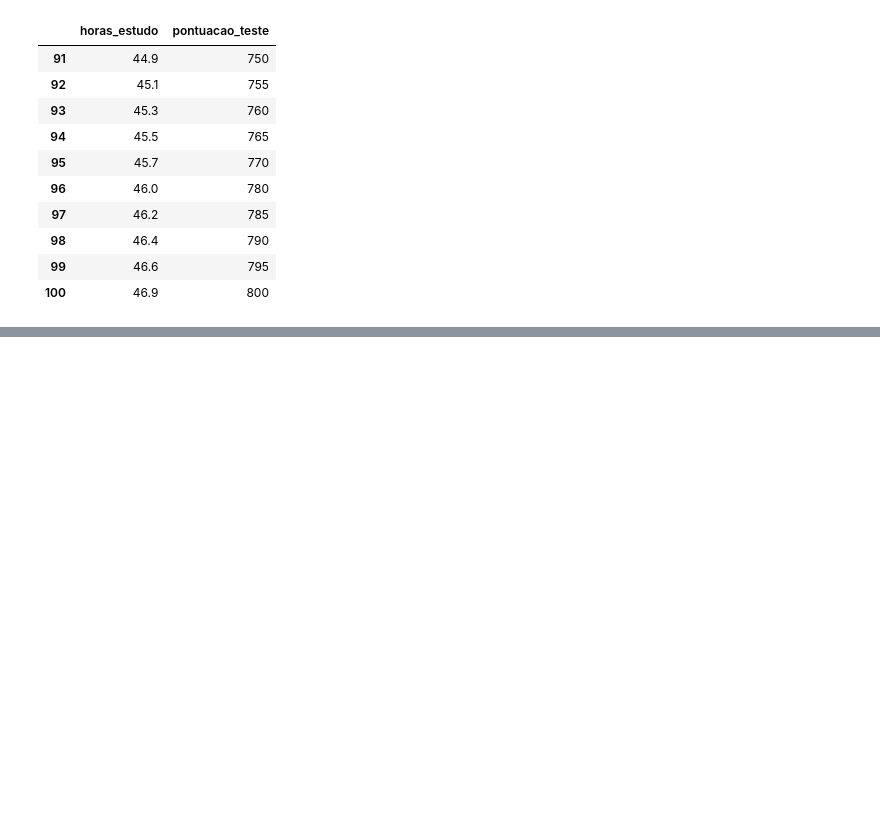
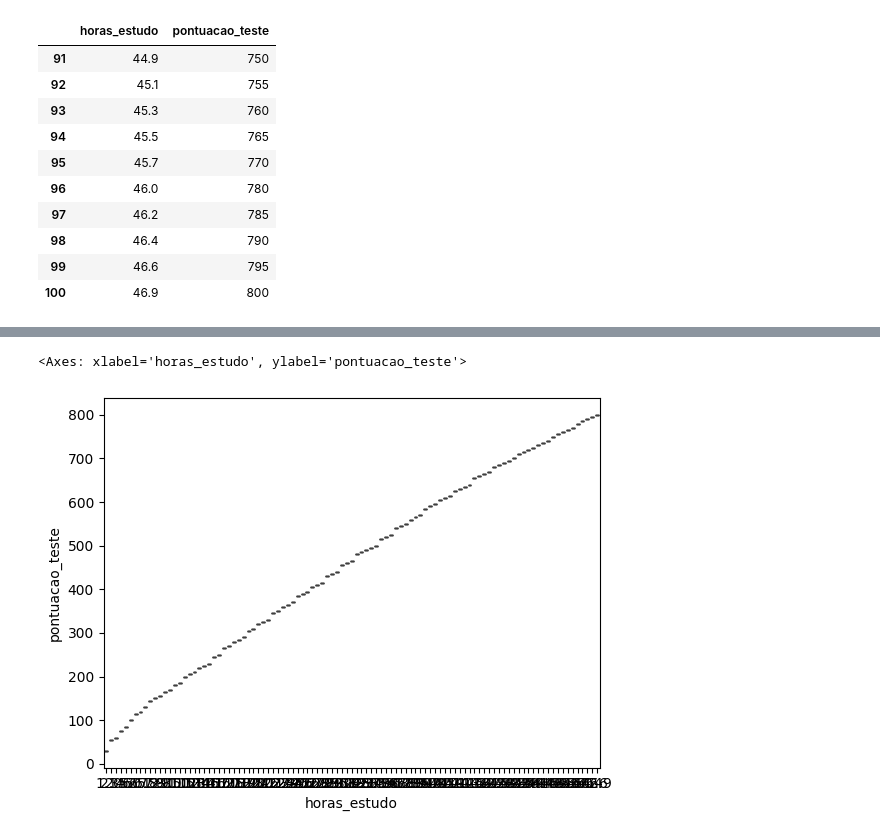
Before and after one commit to srmatheusmaciel/regressao_linear_simples, a Jupyter notebook: modelo_pontuacao.ipynb, the cells around one changed output, grey strips where cells are left out. Saved outputs shown, nothing was run; the diff lists cells and outputs as text; code cells hidden in the pictures; blank space fills up the shorter version.

```diff
--- a/modelo_pontuacao.ipynb
+++ b/modelo_pontuacao.ipynb
@@ -58,0 +96,7 @@ df_pontuacao.tail(10)
+# %%
+## Verificar se temos outliers
+# Plot BoxPlot
+sns.boxplot(data=df_pontuacao,y='pontuacao_teste', x='horas_estudo')
+# %% [output]
+<Axes: xlabel='horas_estudo', ylabel='pontuacao_teste'>
+[figure, added]
```
Also changed, not shown: parts of 9 cells of this notebook.
